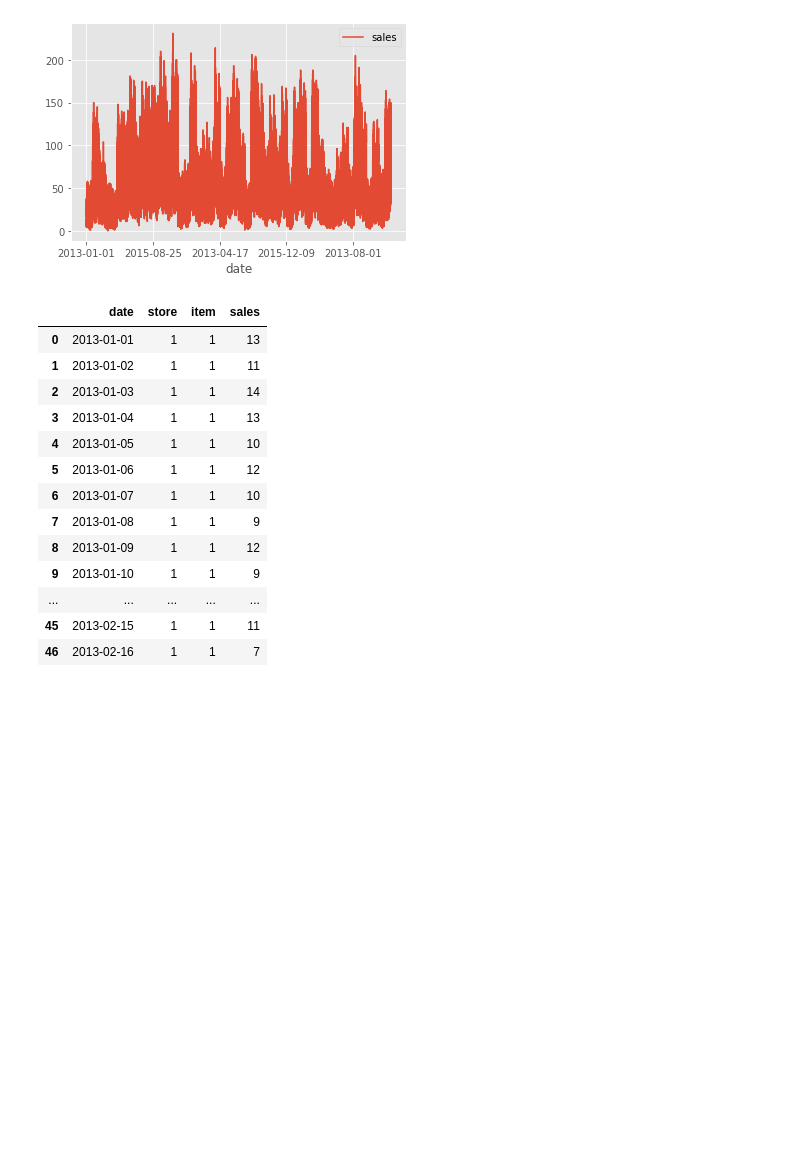
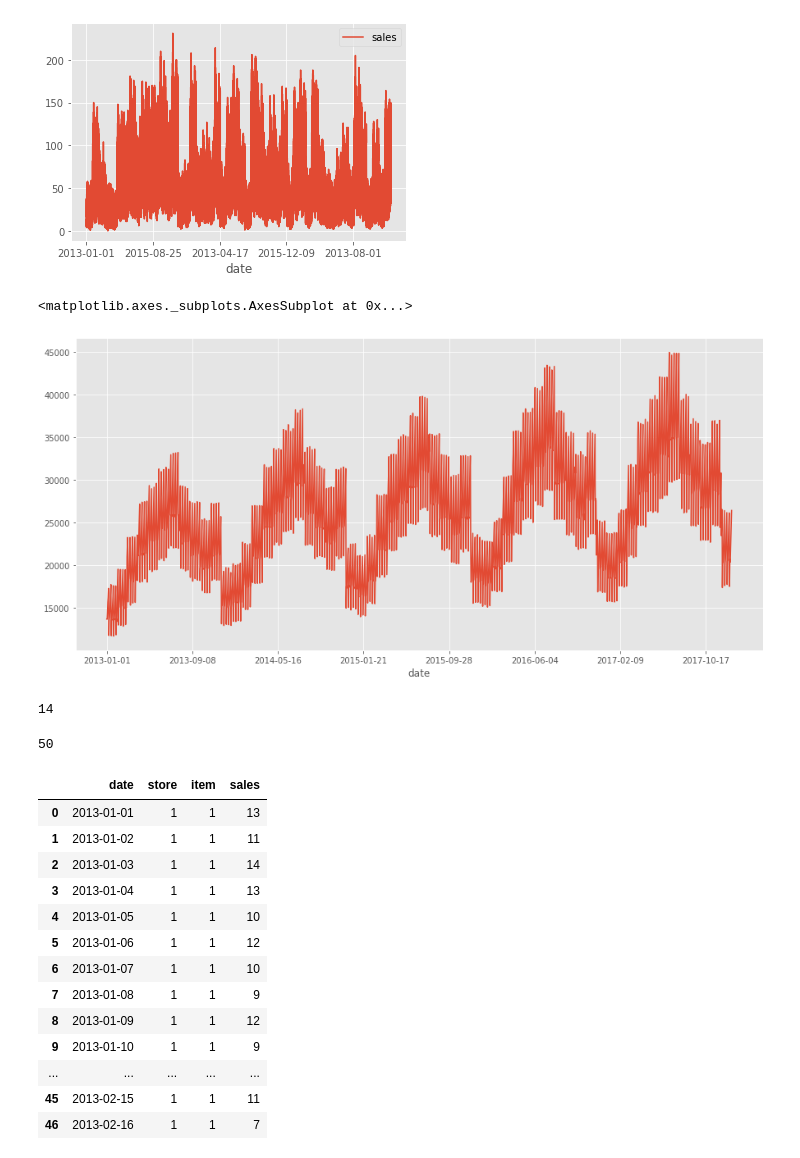
Before and after one commit to sh-biswas/demand-forecasting_Cogs109Final, a Jupyter notebook: Report.ipynb, the cells around one changed output. Drawn from its saved outputs; the diff is of its cells as text; code cells hidden in the pictures; blank space fills up the shorter version.

```diff
--- a/Report.ipynb
+++ b/Report.ipynb
@@ -69,6 +82,20 @@ train.plot('date', 'sales')
 # %% [output]
 <matplotlib.axes._subplots.AxesSubplot at 0x...>
 [figure]
+# %%
+fig, ax = plt.subplots(figsize=(15,7))
+train.groupby(['date']).sum()['sales'].plot(ax=ax)
+# %% [output]
+<matplotlib.axes._subplots.AxesSubplot at 0x...>
+[figure, added]
+# %%
+np.argmax(train.groupby(['item']).sum()['sales'])
+# %% [output]
+14
+# %%
+len(train.groupby(['item']).sum()['sales'])
+# %% [output]
+50
 # %%
 train.head(50)
 # %% [output]
```
Also changed, not shown: parts of 3 cells of this notebook.
